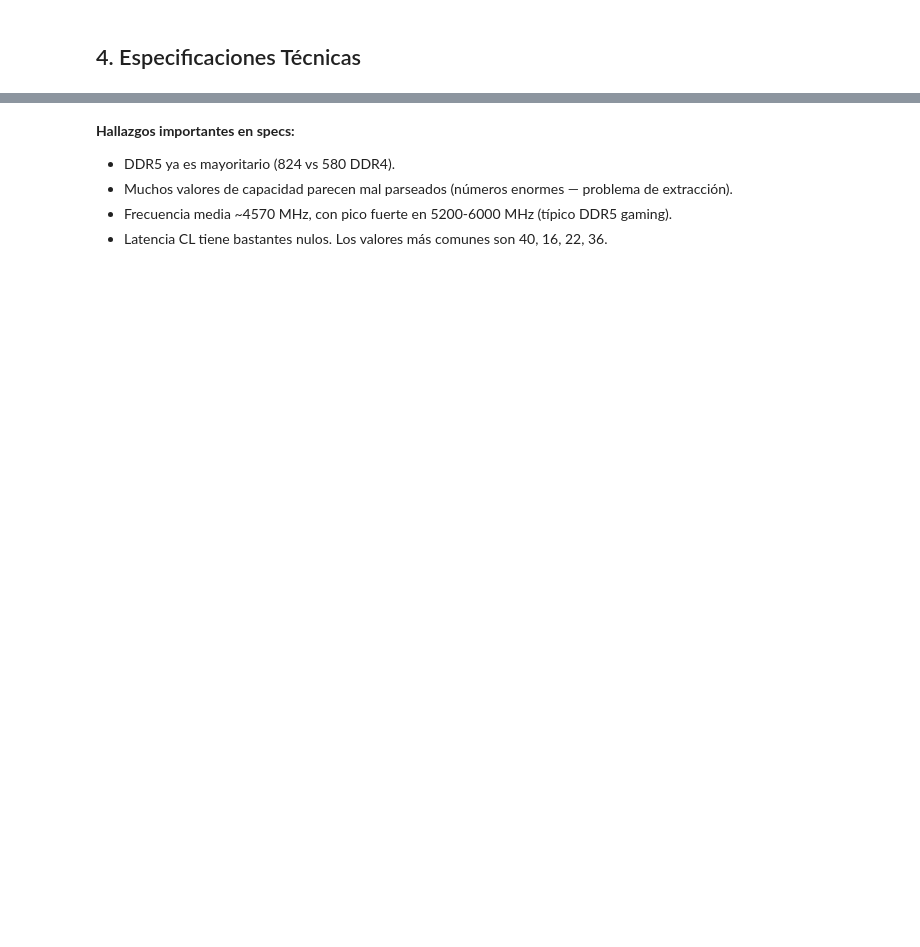
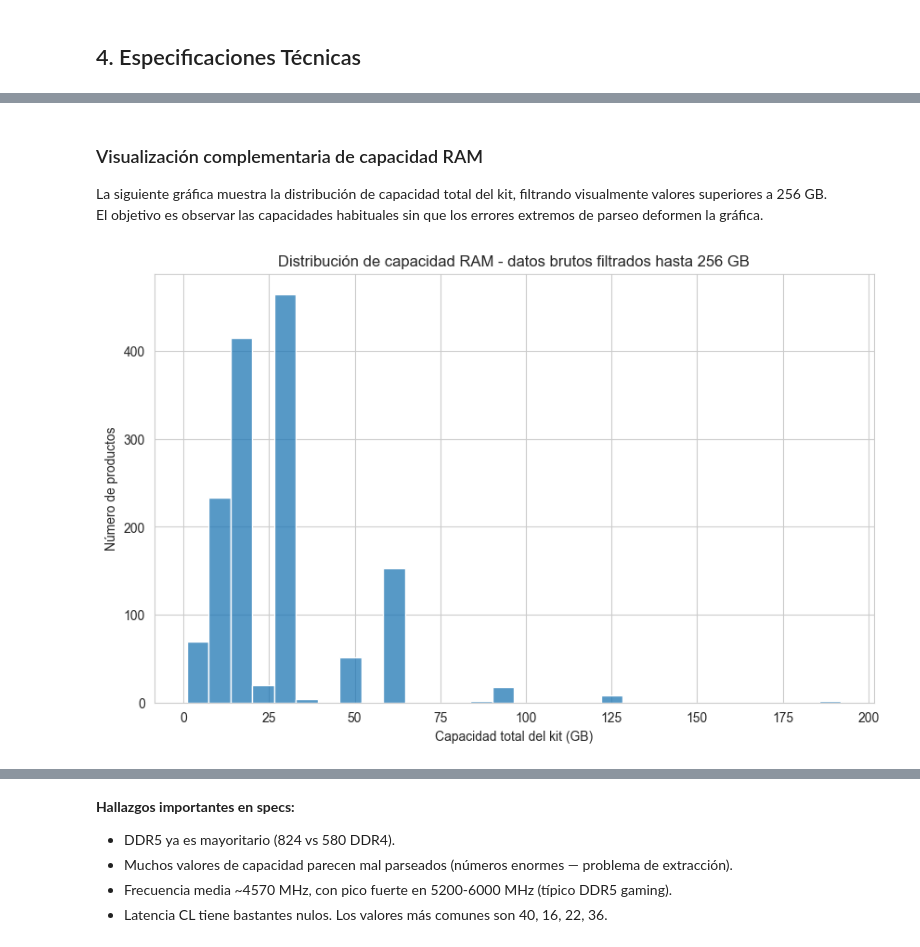
Before and after one commit to raulruizproyectos/pccomponentes-ml-analysis, a Jupyter notebook: notebooks/01_eda_ram.ipynb, the cells around one changed output, grey strips where cells are left out. Saved outputs shown, nothing was run; the diff lists cells and outputs as text; code cells hidden in the pictures; blank space fills up the shorter version.

```diff
--- a/notebooks/01_eda_ram.ipynb
+++ b/notebooks/01_eda_ram.ipynb
@@ -160,0 +330,27 @@ print("Valores sospechosamente altos (>1000):", (capacidad > 1000).sum())
+# %% [markdown]
+### Visualización complementaria de capacidad RAM
+
+La siguiente gráfica muestra la distribución de capacidad total del kit, filtrando visualmente valores superiores a 256 GB.
+El objetivo es observar las capacidades habituales sin que los errores extremos de parseo deformen la gráfica.
+# %%
+# Distribución de capacidad total en GB
+# Filtramos valores extremos para visualizar mejor los kits habituales.
+
+capacidad = pd.to_numeric(especs["capacidad_gb"], errors="coerce")
+
+capacidad_filtrada = capacidad[
+    (capacidad.notna()) &
+    (capacidad > 0) &
+    (capacidad <= 256)
+]
+
+plt.figure(figsize=(10, 6))
+sns.histplot(capacidad_filtrada, bins=30)
+
+plt.title("Distribución de capacidad RAM - datos brutos filtrados hasta 256 GB")
+plt.xlabel("Capacidad total del kit (GB)")
+plt.ylabel("Número de productos")
+
+plt.show()
+# %% [output]
+[figure, added]
```
Also changed, not shown: parts of 35 cells of this notebook.
